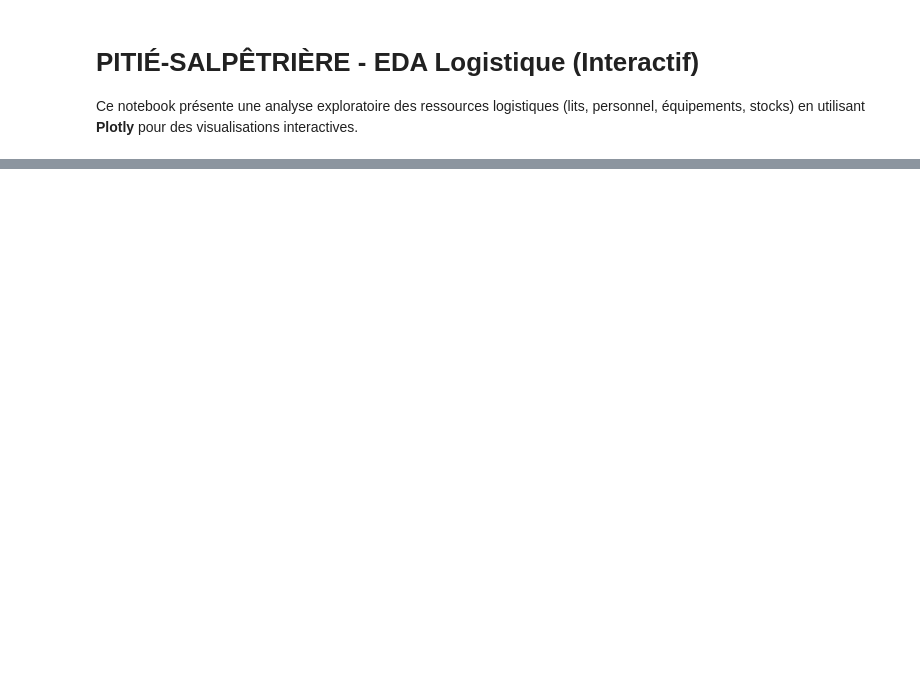
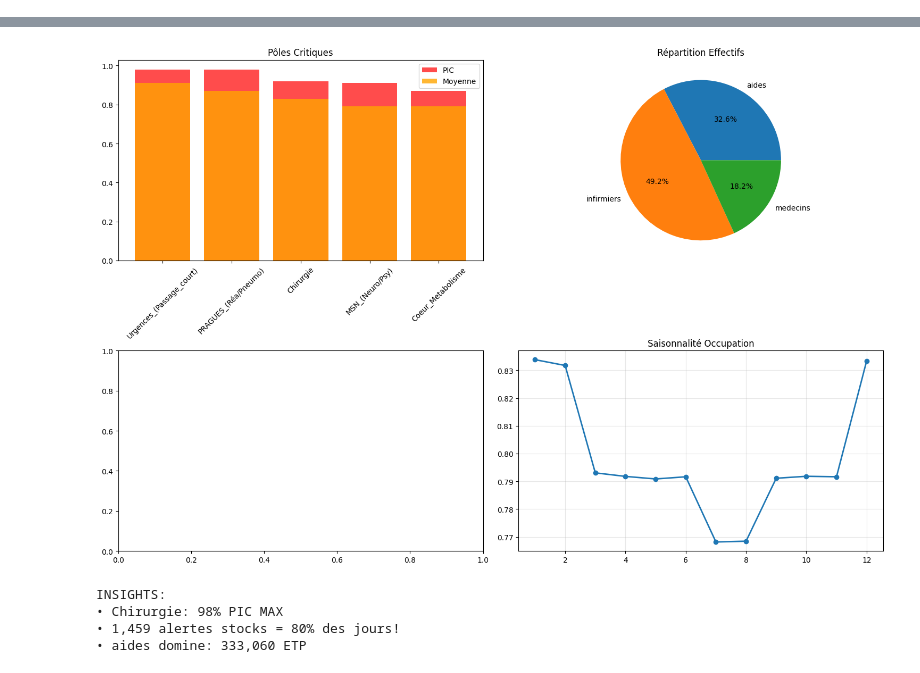
Before and after one commit to Franck-F/Hopital-Pitie-Salpetriere, a Jupyter notebook: notebooks/EDA_logistique.ipynb, the cells around one changed output, grey strips where cells are left out. Saved outputs shown, nothing was run; the diff lists cells and outputs as text; code cells hidden in the pictures; blank space fills up the shorter version.

Commit message:
Rollback: Restore EDA_logistique.ipynb to version from 10:36 (commit 5962993)

```diff
--- a/notebooks/EDA_logistique.ipynb
+++ b/notebooks/EDA_logistique.ipynb
@@ -1,4 +0,0 @@
-# %% [markdown]
-# PITIÉ-SALPÊTRIÈRE - EDA Logistique (Interactif)
-
-Ce notebook présente une analyse exploratoire des ressources logistiques (lits, personnel, équipements, stocks) en utilisant **Plotly** pour des visualisations interactives.
@@ -59,0 +1,67 @@ fig_pie.show()
+# %%
+import pandas as pd
+import matplotlib.pyplot as plt
+
+# Chargement
+df_lits = pd.read_csv('../data/raw/lits_poles.csv')
+df_perso = pd.read_csv('../data/raw/personnel_poles.csv')
+df_equip = pd.read_csv('../data/raw/equipements_poles.csv')
+df_stocks = pd.read_csv('../data/raw/stocks_medicaments.csv')
+
+# Dates
+for df in [df_lits, df_perso, df_equip, df_stocks]:
+    df['date'] = pd.to_datetime(df['date'])
+
+#taux_occupation
+df_lits['taux_occupation'] = df_lits['lits_occupes'] / df_lits['lits_totaux']
+
+print("PITIÉ-SALPÊTRIÈRE - EDA logistique")
+print(f"Lits      : {len(df_lits):,} lignes | {df_lits['service'].nunique()} pôles")
+print(f"Personnel : {len(df_perso):,} | {df_perso['categorie'].nunique()} catégories")
+print(f"Équip.   : {len(df_equip):,} | {df_equip['categorie'].nunique() if 'categorie' in df_equip else df_equip['service'].nunique()} types")
+print(f"Stocks    : {len(df_stocks):,} | {df_stocks['alerte_rupture'].sum():,} alertes")
+
+print(f"Occupation moyenne : {df_lits['taux_occupation'].mean():.1%}")
+print(f"Suroccupation >95% : {(df_lits['taux_occupation'] > 0.95).sum():,}")
+print(f"Absentéisme moyen  : {df_perso['taux_absence'].mean():.1%}")
+print(f"Équipements OK %   : {(df_equip['effectif_present']/df_equip['effectif_total']).mean():.1%}" if 'effectif_present' in df_equip else "Équipements OK %   : N/A")
+print(f"Alertes stocks  : {df_stocks['alerte_rupture'].sum():,}")
+
+# poles critiques
+perf_poles = df_lits.groupby('service')['taux_occupation'].agg(['mean','max']).round(2)
+perf_poles.columns = ['Moyenne', 'PIC']
+print("\nTOP 3 PÔLES CRITIQUES:")
+print(perf_poles.sort_values('PIC', ascending=False).head(3))
+
+# graph 3 panneaux
+fig, axes = plt.subplots(2, 2, figsize=(15,10))
+
+# Pôles
+top_poles = perf_poles.sort_values('PIC', ascending=False).head(5)
+axes[0,0].bar(range(5), top_poles['PIC'], alpha=0.7, color='red', label='PIC')
+axes[0,0].bar(range(5), top_poles['Moyenne'], alpha=0.8, color='orange', label='Moyenne')
+axes[0,0].set_title('Pôles Critiques')
+axes[0,0].set_xticks(range(5))
+axes[0,0].set_xticklabels(top_poles.index, rotation=45)
+axes[0,0].legend()
+
+# Personnel
+perso_cat = df_perso[df_perso['categorie'] != 'total'].groupby('categorie')['effectif_total'].sum()
+axes[0,1].pie(perso_cat.values, labels=perso_cat.index, autopct='%1.1f%%')
+axes[0,1].set_title('Répartition Effectifs')
+
+# Saisonnalité
+df_lits['mois'] = df_lits['date'].dt.month
+saison = df_lits.groupby('mois')['taux_occupation'].mean()
+axes[1,1].plot(saison.index, saison.values, 'o-', linewidth=2)
+axes[1,1].set_title('Saisonnalité Occupation')
+axes[1,1].grid(True, alpha=0.3)
+
+plt.tight_layout()
+plt.show()
+
+print("\nINSIGHTS:")
+print(f"• {perf_poles.index[0]}: {perf_poles['PIC'].max():.0%} PIC MAX")
+print(f"• {df_stocks['alerte_rupture'].sum():,} alertes stocks = 80% des jours!")
+print(f"• {perso_cat.index[0]} domine: {perso_cat.iloc[0]:,} ETP")
+# %% [output]
@@ -59,0 +85,5 @@ fig_pie.show()
+[figure, added]
+INSIGHTS:
+• Chirurgie: 98% PIC MAX
+• 1,459 alertes stocks = 80% des jours!
+• aides domine: 333,060 ETP
```
Also changed, not shown: parts of 9 cells of this notebook.
